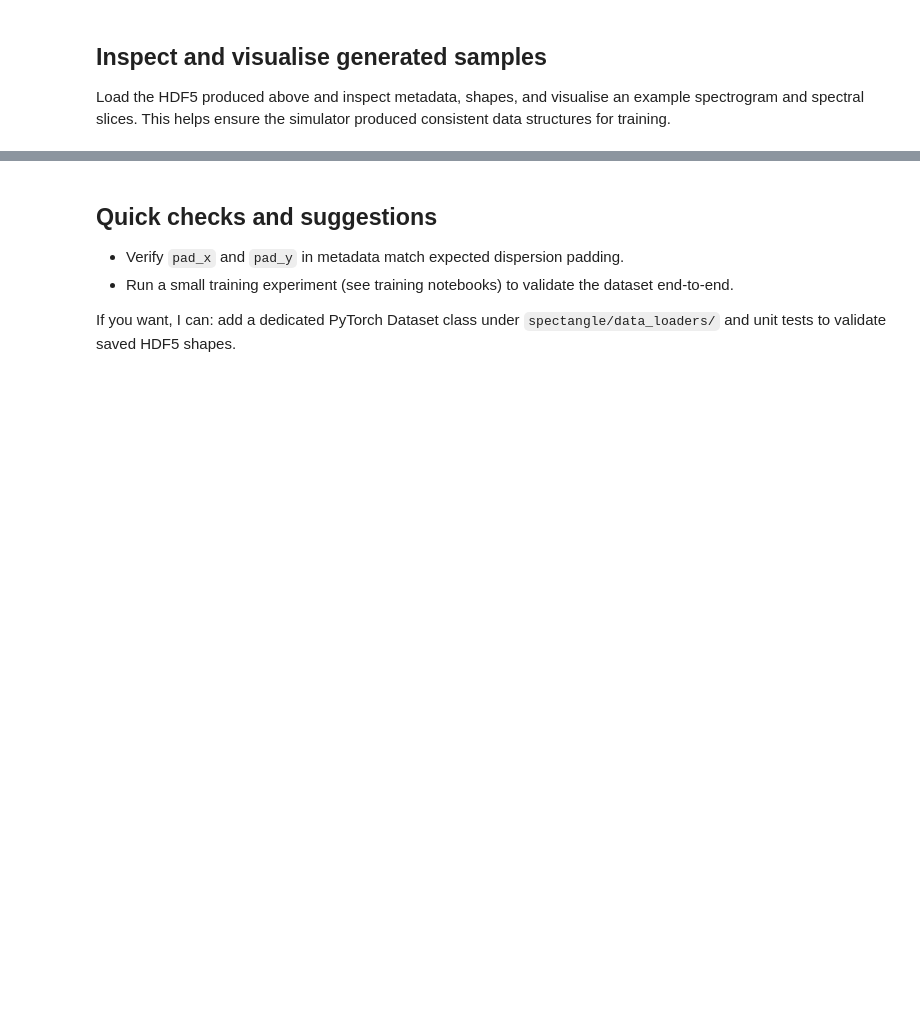
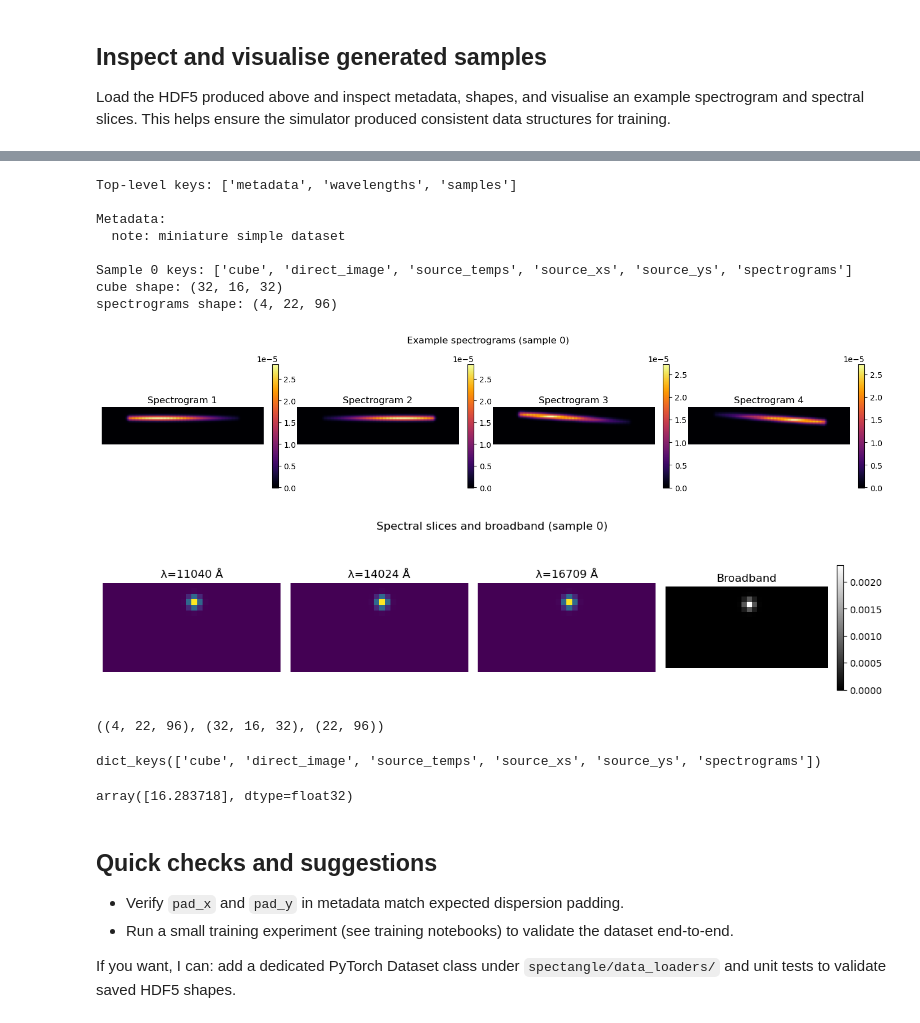
Before and after one commit to LucasSauniere/spectangle, a Jupyter notebook: notebooks/miniature_version/simulations/01_generate_mini_dataset.ipynb, the cells around one changed output, grey strips where cells are left out. Saved outputs shown, nothing was run; the diff lists cells and outputs as text; code cells hidden in the pictures; blank space fills up the shorter version.

```diff
--- a/notebooks/miniature_version/simulations/01_generate_mini_dataset.ipynb
+++ b/notebooks/miniature_version/simulations/01_generate_mini_dataset.ipynb
@@ -97,3 +117,74 @@ spectrograms shape: (4, 134, 192)
+# %%
+from spectangle.simulations.io import load_simulation
+import matplotlib.pyplot as plt
+
+data = load_simulation(output)
+print('Top-level keys:', list(data.keys()))
+print('\nMetadata:')
+for k, v in data['metadata'].items():
+    print(f'  {k}:', v)
+
+s0 = data['samples'][1]
+print('\nSample 0 keys:', list(s0.keys()))
+print('cube shape:', s0['cube'].shape)
+print('spectrograms shape:', s0['spectrograms'].shape)
+
+wavelengths = data['wavelengths']
+cube0 = s0['cube']
+specs0 = s0['spectrograms']
+direct0 = s0.get('direct_image')
+
+# Show the 4 spectrograms
+fig, axs = plt.subplots(1, 4, figsize=(14, 3))
+for k in range(4):
+    ax = axs[k]
+    im = ax.imshow(specs0[k], origin='lower', cmap='inferno')
+    ax.set_title(f'Spectrogram {k+1}')
+    ax.axis('off')
+    fig.colorbar(im, ax=ax, fraction=0.035)
+plt.suptitle('Example spectrograms (sample 0)')
+plt.tight_layout()
+plt.show()
+
+# Spectral slices
+n_lambda = cube0.shape[0]
+idxs = [int(n_lambda*0.2), int(n_lambda*0.5), int(n_lambda*0.8)]
+fig, axs = plt.subplots(1, 4, figsize=(12, 3))
+for i, idx in enumerate(idxs):
+    axs[i].imshow(cube0[idx], origin='lower', cmap='viridis')
+    axs[i].set_title(f'λ={int(wavelengths[idx])} Å')
+    axs[i].axis('off')
+broad = cube0.sum(axis=0)
+im = axs[3].imshow(broad, origin='lower', cmap='gray')
+axs[3].set_title('Broadband')
+axs[3].axis('off')
+fig.colorbar(im, ax=axs[3], fraction=0.035)
+plt.suptitle('Spectral slices and broadband (sample 0)')
+plt.tight_layout()
+plt.show()
+# %% [output]
+Top-level keys: ['metadata', 'wavelengths', 'samples']
+
+Metadata:
+  note: miniature simple dataset
+
+Sample 0 keys: ['cube', 'direct_image', 'source_temps', 'source_xs', 'source_ys', 'spectrograms']
+cube shape: (32, 16, 32)
+spectrograms shape: (4, 22, 96)
+[figure, added]
+[figure, added]
+# %%
+specs0.shape , cube0.shape , direct0.shape
+# %% [output]
+((4, 22, 96), (32, 16, 32), (22, 96))
+# %%
+s0.keys()
+# %% [output]
+dict_keys(['cube', 'direct_image', 'source_temps', 'source_xs', 'source_ys', 'spectrograms'])
+# %%
+s0["source_xs"]
+# %% [output]
+array([16.283718], dtype=float32)
 # %% [markdown]
 ## Quick checks and suggestions
 - Verify `pad_x` and `pad_y` in metadata match expected dispersion padding.
```
Also changed, not shown: parts of 3 cells of this notebook, 5 other files.
